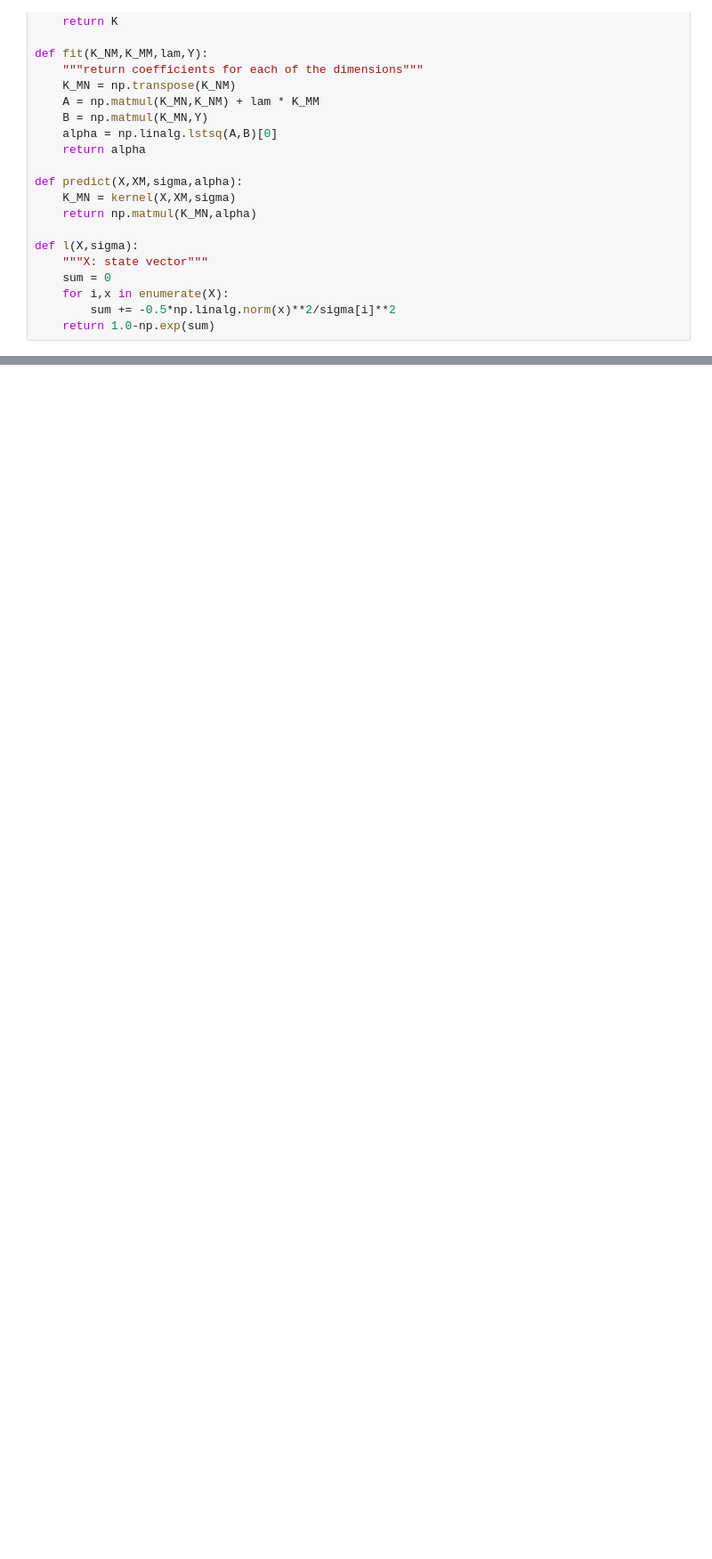
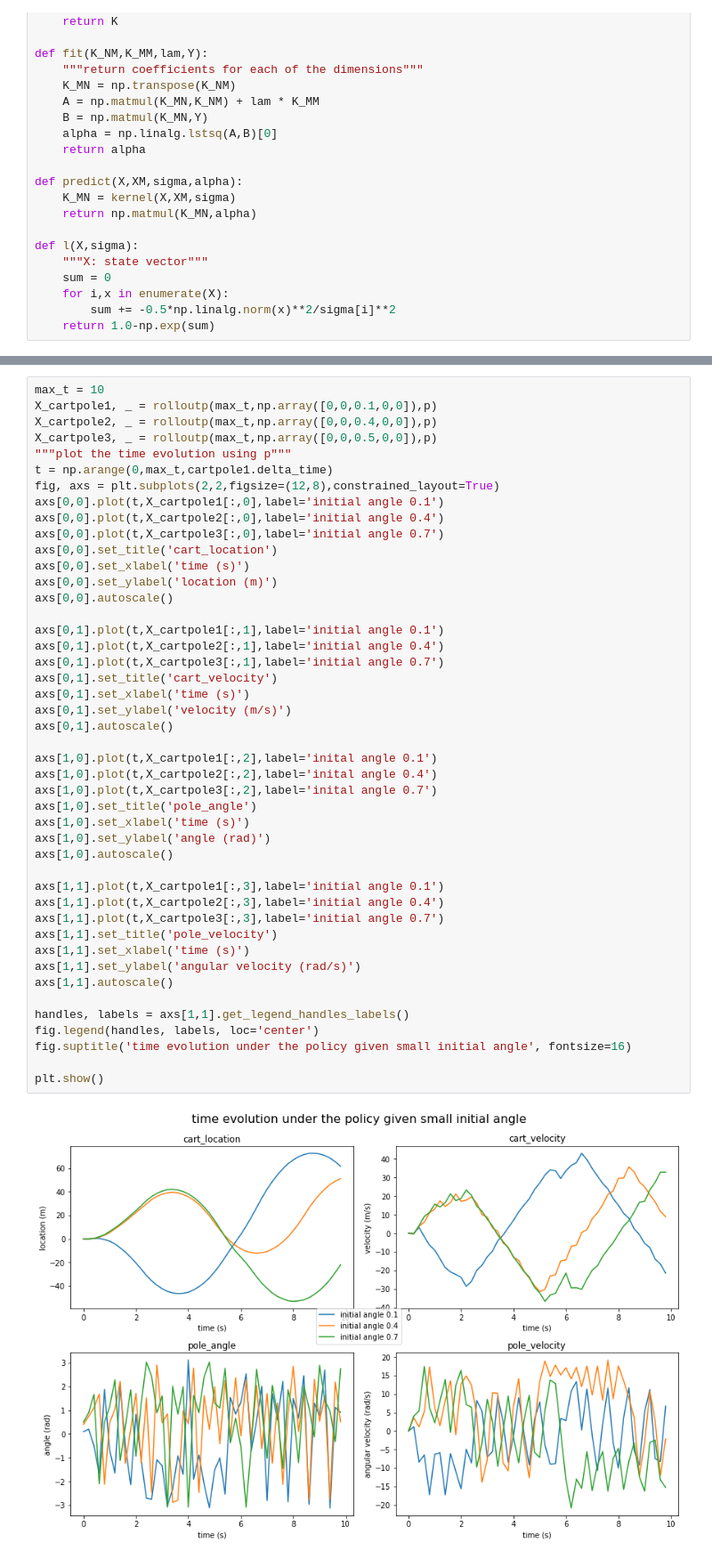
Before and after one commit to Joycy-xh297/inverted_pendulum, a Jupyter notebook: task3.ipynb, the cells around one changed output, grey strips where cells are left out. Shown: that part at 89% size. Cells and saved outputs as stored; diff of their text form; blank space fills up the shorter version.

```diff
--- a/task3.ipynb
+++ b/task3.ipynb
@@ -367,0 +762,47 @@ array([-1.44834852e+01, -9.42286784e+00, -5.68431513e+00,  1.58004039e-04])
+# %%
+max_t = 10
+X_cartpole1, _ = rolloutp(max_t,np.array([0,0,0.1,0,0]),p)
+X_cartpole2, _ = rolloutp(max_t,np.array([0,0,0.4,0,0]),p)
+X_cartpole3, _ = rolloutp(max_t,np.array([0,0,0.5,0,0]),p)
+"""plot the time evolution using p"""
+t = np.arange(0,max_t,cartpole1.delta_time)
+fig, axs = plt.subplots(2,2,figsize=(12,8),constrained_layout=True)
+axs[0,0].plot(t,X_cartpole1[:,0],label='initial angle 0.1')
+axs[0,0].plot(t,X_cartpole2[:,0],label='initial angle 0.4')
+axs[0,0].plot(t,X_cartpole3[:,0],label='initial angle 0.7')
+axs[0,0].set_title('cart_location')
+axs[0,0].set_xlabel('time (s)')
+axs[0,0].set_ylabel('location (m)')
+axs[0,0].autoscale()
+
+axs[0,1].plot(t,X_cartpole1[:,1],label='initial angle 0.1')
+axs[0,1].plot(t,X_cartpole2[:,1],label='initial angle 0.4')
+axs[0,1].plot(t,X_cartpole3[:,1],label='initial angle 0.7')
+axs[0,1].set_title('cart_velocity')
+axs[0,1].set_xlabel('time (s)')
+axs[0,1].set_ylabel('velocity (m/s)')
+axs[0,1].autoscale()
+
+axs[1,0].plot(t,X_cartpole1[:,2],label='inital angle 0.1')
+axs[1,0].plot(t,X_cartpole2[:,2],label='inital angle 0.4')
+axs[1,0].plot(t,X_cartpole3[:,2],label='inital angle 0.7')
+axs[1,0].set_title('pole_angle')
+axs[1,0].set_xlabel('time (s)')
+axs[1,0].set_ylabel('angle (rad)')
+axs[1,0].autoscale()
+
+axs[1,1].plot(t,X_cartpole1[:,3],label='initial angle 0.1')
+axs[1,1].plot(t,X_cartpole2[:,3],label='initial angle 0.4')
+axs[1,1].plot(t,X_cartpole3[:,3],label='initial angle 0.7')
+axs[1,1].set_title('pole_velocity')
+axs[1,1].set_xlabel('time (s)')
+axs[1,1].set_ylabel('angular velocity (rad/s)')
+axs[1,1].autoscale()
+
+handles, labels = axs[1,1].get_legend_handles_labels()
+fig.legend(handles, labels, loc='center')
+fig.suptitle('time evolution under the policy given small initial angle', fontsize=16)
+
+plt.show()
+# %% [output]
+[figure, added]
```
Also changed, not shown: parts of 27 cells of this notebook, 17 other files.
